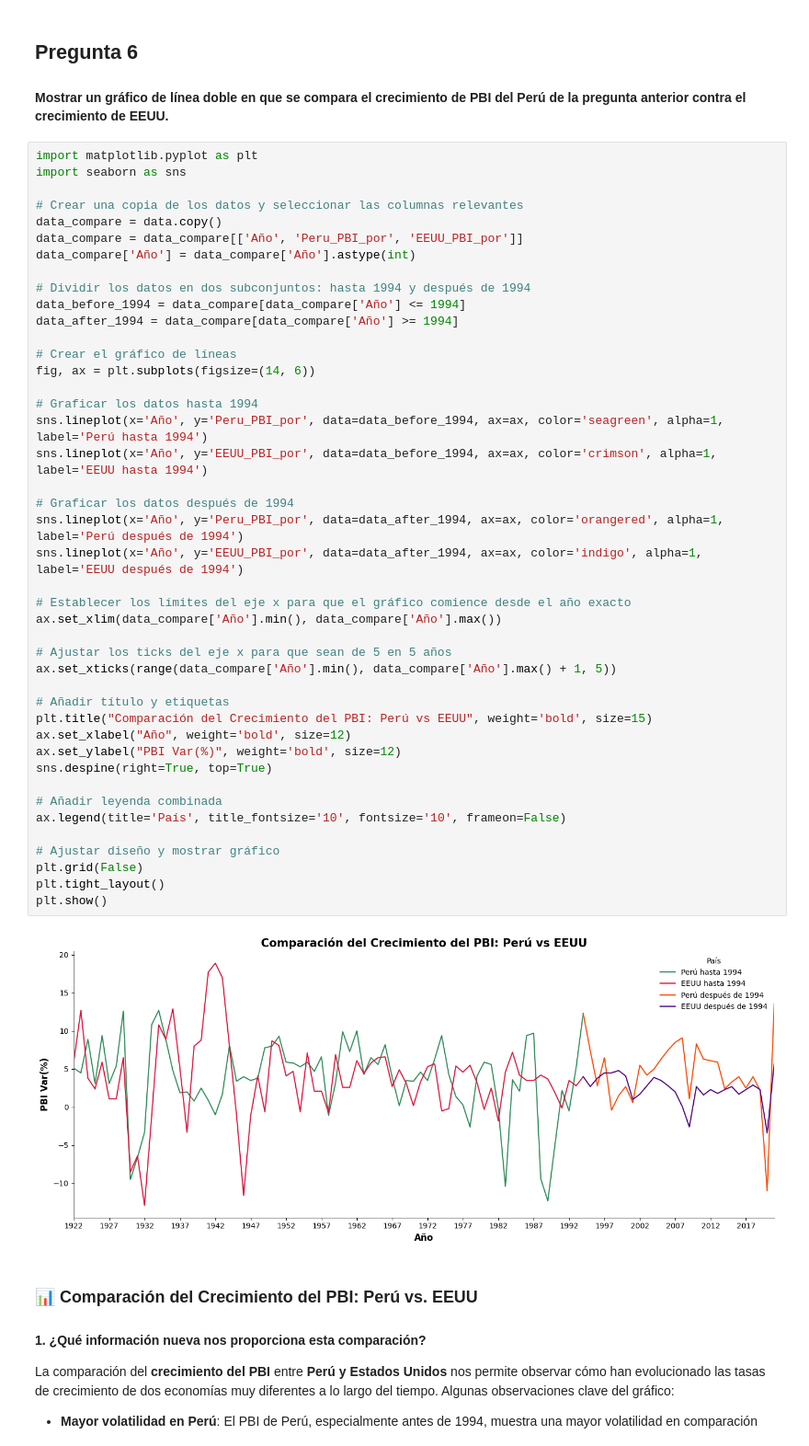
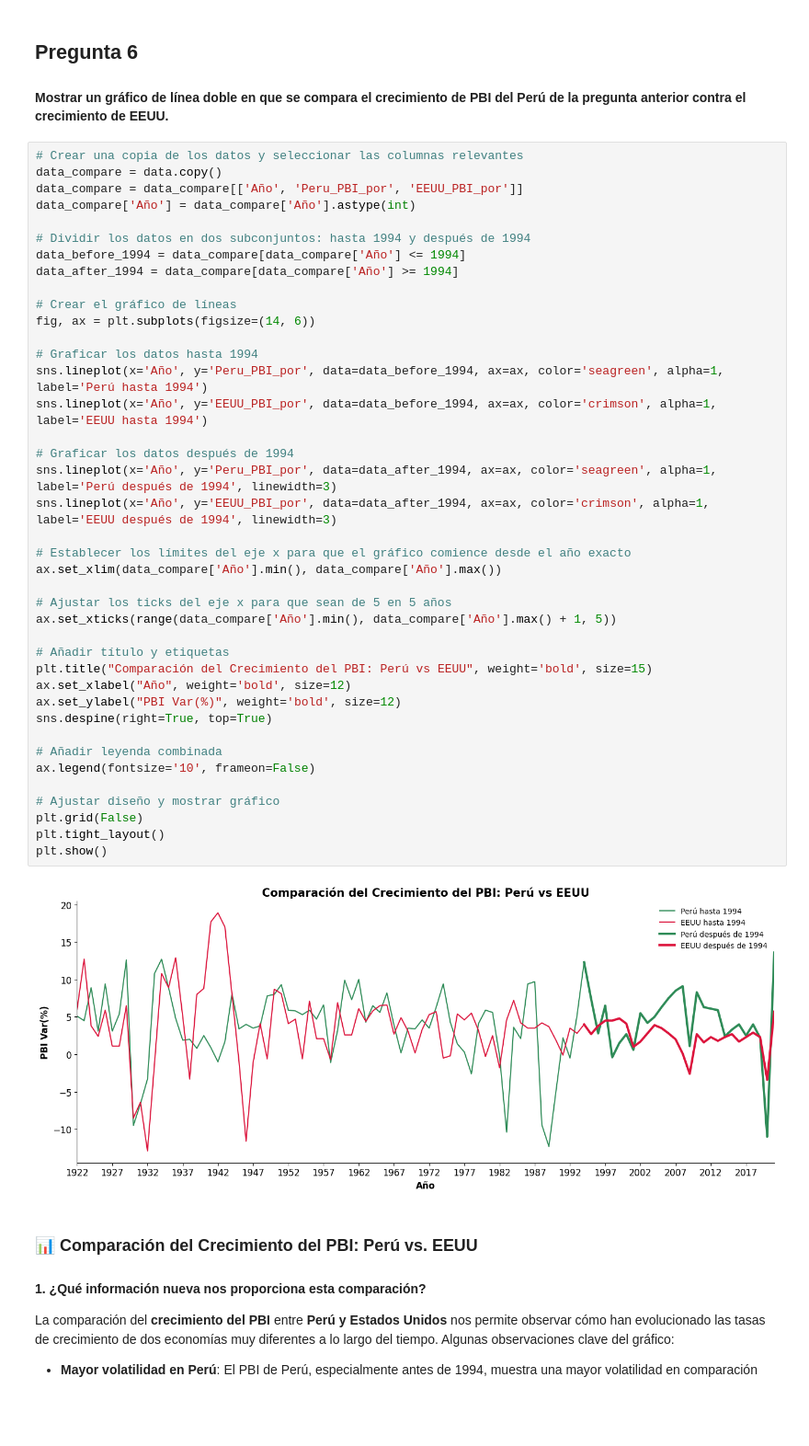
Before and after one commit to Luivelo/Expresate_Peru_con_Datos_2024_Team_GPT, a Jupyter notebook: Proyecto/Storytelling_working_enviroment.ipynb, the cells around one changed output. Shown at 92% size. Saved outputs shown, nothing was run; the diff lists cells and outputs as text; blank space fills up the shorter version.

```diff
--- a/Proyecto/Storytelling_working_enviroment.ipynb
+++ b/Proyecto/Storytelling_working_enviroment.ipynb
@@ -507,9 +508,6 @@ Con base en el gráfico y la evolución histórica, se puede formular la **hipó
 ## Pregunta 6
 #### Mostrar un gráfico de línea doble en que se compara el crecimiento de PBI del Perú de la pregunta anterior contra el crecimiento de EEUU.
 # %%
-import matplotlib.pyplot as plt
-import seaborn as sns
-
 # Crear una copia de los datos y seleccionar las columnas relevantes
 data_compare = data.copy()
 data_compare = data_compare[['Año', 'Peru_PBI_por', 'EEUU_PBI_por']]
@@ -520,37 +518,37 @@ data_before_1994 = data_compare[data_compare['Año'] <= 1994]
 data_after_1994 = data_compare[data_compare['Año'] >= 1994]
 
 # Crear el gráfico de líneas
 fig, ax = plt.subplots(figsize=(14, 6))
 
 # Graficar los datos hasta 1994
 sns.lineplot(x='Año', y='Peru_PBI_por', data=data_before_1994, ax=ax, color='seagreen', alpha=1, label='Perú hasta 1994')
 sns.lineplot(x='Año', y='EEUU_PBI_por', data=data_before_1994, ax=ax, color='crimson', alpha=1, label='EEUU hasta 1994')
 
 # Graficar los datos después de 1994
-sns.lineplot(x='Año', y='Peru_PBI_por', data=data_after_1994, ax=ax, color='orangered', alpha=1, label='Perú después de 1994')
-sns.lineplot(x='Año', y='EEUU_PBI_por', data=data_after_1994, ax=ax, color='indigo', alpha=1, label='EEUU después de 1994')
+sns.lineplot(x='Año', y='Peru_PBI_por', data=data_after_1994, ax=ax, color='seagreen', alpha=1, label='Perú después de 1994', linewidth=3)
+sns.lineplot(x='Año', y='EEUU_PBI_por', data=data_after_1994, ax=ax, color='crimson', alpha=1, label='EEUU después de 1994', linewidth=3)
 
 # Establecer los límites del eje x para que el gráfico comience desde el año exacto
 ax.set_xlim(data_compare['Año'].min(), data_compare['Año'].max())
 
 # Ajustar los ticks del eje x para que sean de 5 en 5 años
 ax.set_xticks(range(data_compare['Año'].min(), data_compare['Año'].max() + 1, 5))
 
 # Añadir título y etiquetas
 plt.title("Comparación del Crecimiento del PBI: Perú vs EEUU", weight='bold', size=15)
 ax.set_xlabel("Año", weight='bold', size=12)
 ax.set_ylabel("PBI Var(%)", weight='bold', size=12)
 sns.despine(right=True, top=True)
 
 # Añadir leyenda combinada
-ax.legend(title='País', title_fontsize='10', fontsize='10', frameon=False)
+ax.legend(fontsize='10', frameon=False)
 
 # Ajustar diseño y mostrar gráfico
 plt.grid(False)
 plt.tight_layout()
 plt.show()
 # %% [output]
-[figure, old version]
+[figure, new version]
 # %% [markdown]
 ### 📊 **Comparación del Crecimiento del PBI: Perú vs. EEUU**
 
```
Also changed, not shown: parts of 14 cells of this notebook.
